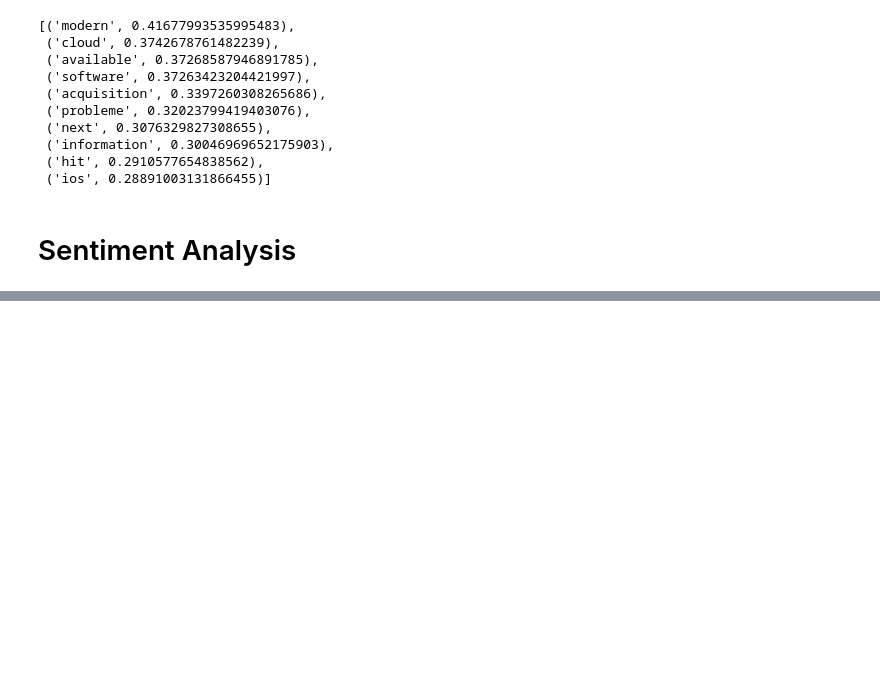
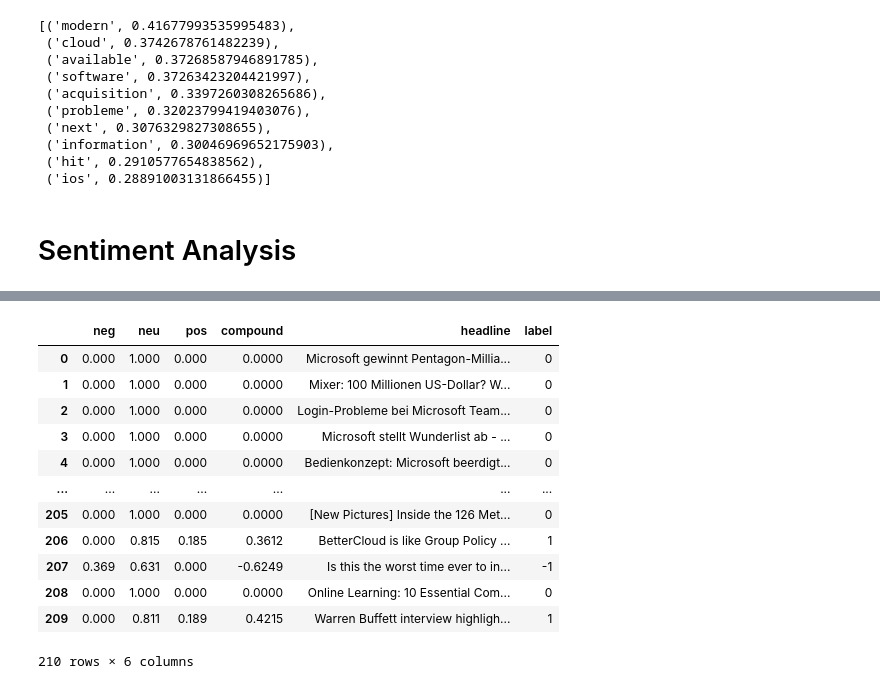
Before and after one commit to philippschmalen/ESG-with-GoogleNews, a Jupyter notebook: Headline_Analysis.ipynb, the cells around one changed output, grey strips where cells are left out. Cells and saved outputs as stored; diff of their text form; code cells hidden in the pictures; blank space fills up the shorter version.

```diff
--- a/Headline_Analysis.ipynb
+++ b/Headline_Analysis.ipynb
@@ -56,0 +62,5 @@ sim_words
+# %%
+df = pd.read_pickle("test_data.pkl")
+headlines = df["title"]
+headlines = [headline for headline in headlines]
+headlines
@@ -56,0 +85,10 @@ sim_words
+# %%
+sia = SIA()
+results = []
+
+for line in headlines:
+    pol_score = sia.polarity_scores(line)
+    pol_score['headline'] = line
+    results.append(pol_score)
+
+pprint(results[:50], width=100)
@@ -56,0 +113,21 @@ sim_words
+# %%
+df = pd.DataFrame.from_records(results)
+
+df['label'] = 0
+df.loc[df['compound'] > 0.2, 'label'] = 1
+df.loc[df['compound'] < -0.2, 'label'] = -1
+df
+# %% [output]
+|  | neg | neu | pos | compound | headline | label |
+| 0 | 0.000 | 1.000 | 0.000 | 0.0000 | Microsoft gewinnt Pentagon-Millia... | 0 |
+| 1 | 0.000 | 1.000 | 0.000 | 0.0000 | Mixer: 100 Millionen US-Dollar? W... | 0 |
+| 2 | 0.000 | 1.000 | 0.000 | 0.0000 | Login-Probleme bei Microsoft Team... | 0 |
+| 3 | 0.000 | 1.000 | 0.000 | 0.0000 | Microsoft stellt Wunderlist ab - ... | 0 |
+| 4 | 0.000 | 1.000 | 0.000 | 0.0000 | Bedienkonzept: Microsoft beerdigt... | 0 |
+| ... | ... | ... | ... | ... | ... | ... |
+| 205 | 0.000 | 1.000 | 0.000 | 0.0000 | [New Pictures] Inside the 126 Met... | 0 |
+| 206 | 0.000 | 0.815 | 0.185 | 0.3612 | BetterCloud is like Group Policy ... | 1 |
+| 207 | 0.369 | 0.631 | 0.000 | -0.6249 | Is this the worst time ever to in... | -1 |
+| 208 | 0.000 | 1.000 | 0.000 | 0.0000 | Online Learning: 10 Essential Com... | 0 |
+| 209 | 0.000 | 0.811 | 0.189 | 0.4215 | Warren Buffett interview highligh... | 1 |
+210 rows × 6 columns
```
Also changed, not shown: parts of 7 cells of this notebook.
